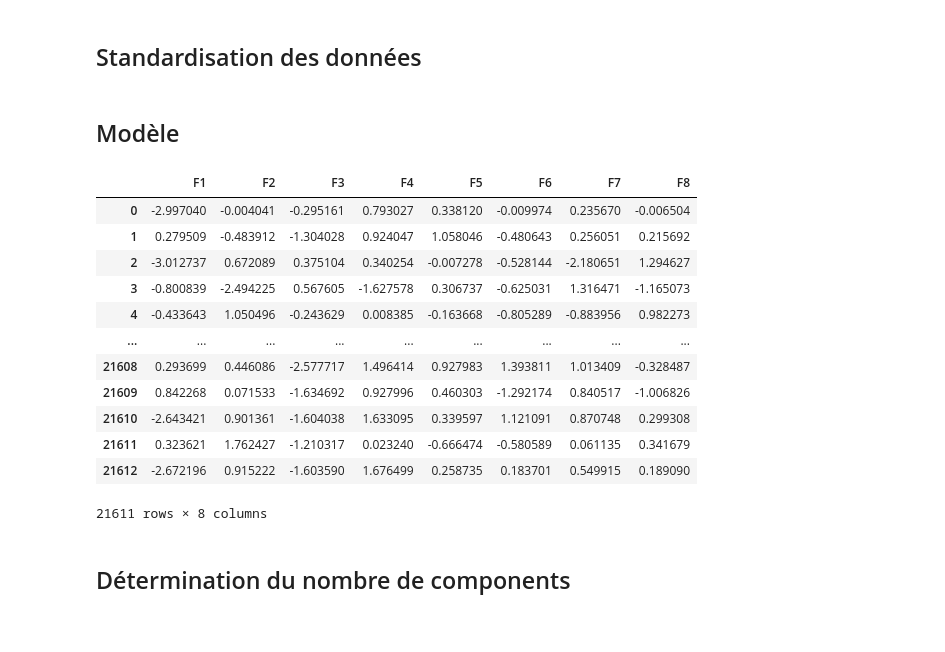
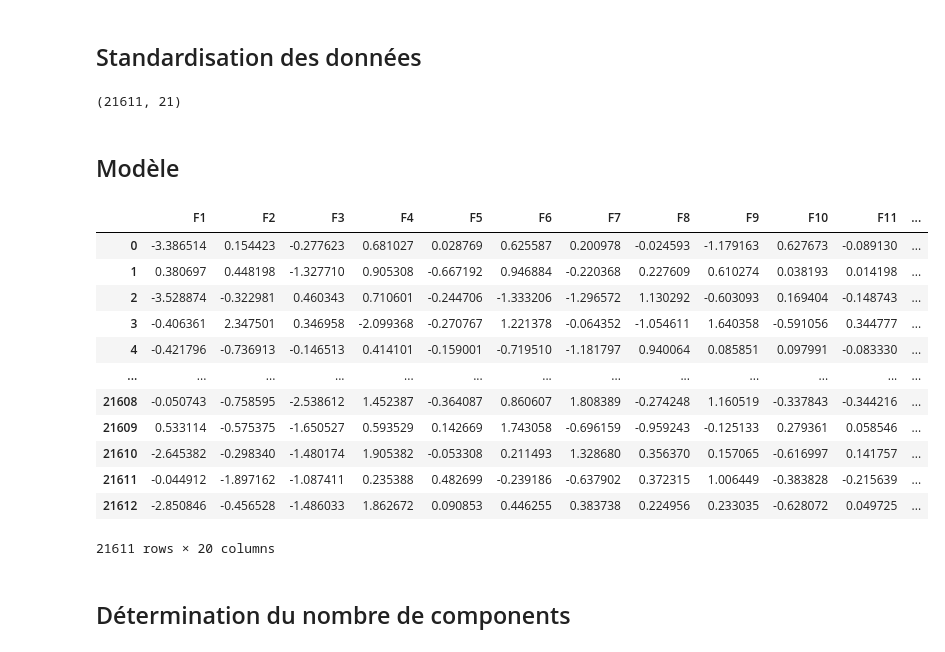
Before and after one commit to RudyBourez/Machine_Learning, a Jupyter notebook: ACP/acp.ipynb, the cells around one changed output. Cells and saved outputs as stored; diff of their text form; code cells hidden in the pictures.

```diff
--- a/ACP/acp.ipynb
+++ b/ACP/acp.ipynb
@@ -41,31 +45,35 @@ See the caveats in the documentation: https://pandas.pydata.org/pandas-docs/stab
 # %% [markdown]
 ## Standardisation des données
 # %%
-X = df.drop(["price", "ln_price", "id","yr_renovated","yr_built", "bathrooms"], axis=1)
+X = df.drop(["id","yr_renovated","yr_built", "bathrooms"], axis=1)
+# %%
+X.shape
+# %% [output]
+(21611, 21)
 # %%
 X_scaled = StandardScaler().fit_transform(X)
 # %% [markdown]
 ## Modèle
 # %%
-pca = PCA(n_components=8)
+pca = PCA(n_components=20)
 projection = pca.fit_transform(X_scaled)
 # %%
-table = pd.DataFrame(projection, index=X.index, columns=["F"+str(i+1) for i in range(8)])
+table = pd.DataFrame(projection, index=X.index, columns=["F"+str(i+1) for i in range(20)])
 table
 # %% [output]
-|  | F1 | F2 | F3 | F4 | F5 | F6 | F7 | F8 |
-| 0 | -2.997040 | -0.004041 | -0.295161 | 0.793027 | 0.338120 | -0.009974 | 0.235670 | -0.006504 |
-| 1 | 0.279509 | -0.483912 | -1.304028 | 0.924047 | 1.058046 | -0.480643 | 0.256051 | 0.215692 |
-| 2 | -3.012737 | 0.672089 | 0.375104 | 0.340254 | -0.007278 | -0.528144 | -2.180651 | 1.294627 |
-| 3 | -0.800839 | -2.494225 | 0.567605 | -1.627578 | 0.306737 | -0.625031 | 1.316471 | -1.165073 |
-| 4 | -0.433643 | 1.050496 | -0.243629 | 0.008385 | -0.163668 | -0.805289 | -0.883956 | 0.982273 |
-| ... | ... | ... | ... | ... | ... | ... | ... | ... |
-| 21608 | 0.293699 | 0.446086 | -2.577717 | 1.496414 | 0.927983 | 1.393811 | 1.013409 | -0.328487 |
-| 21609 | 0.842268 | 0.071533 | -1.634692 | 0.927996 | 0.460303 | -1.292174 | 0.840517 | -1.006826 |
-| 21610 | -2.643421 | 0.901361 | -1.604038 | 1.633095 | 0.339597 | 1.121091 | 0.870748 | 0.299308 |
-| 21611 | 0.323621 | 1.762427 | -1.210317 | 0.023240 | -0.666474 | -0.580589 | 0.061135 | 0.341679 |
-| 21612 | -2.672196 | 0.915222 | -1.603590 | 1.676499 | 0.258735 | 0.183701 | 0.549915 | 0.189090 |
+|  | F1 | F2 | F3 | F4 | F5 | F6 | F7 | F8 | F9 | F10 | F11 | ... |
+| 0 | -3.386514 | 0.154423 | -0.277623 | 0.681027 | 0.028769 | 0.625587 | 0.200978 | -0.024593 | -1.179163 | 0.627673 | -0.089130 | ... |
+| 1 | 0.380697 | 0.448198 | -1.327710 | 0.905308 | -0.667192 | 0.946884 | -0.220368 | 0.227609 | 0.610274 | 0.038193 | 0.014198 | ... |
+| 2 | -3.528874 | -0.322981 | 0.460343 | 0.710601 | -0.244706 | -1.333206 | -1.296572 | 1.130292 | -0.603093 | 0.169404 | -0.148743 | ... |
+| 3 | -0.406361 | 2.347501 | 0.346958 | -2.099368 | -0.270767 | 1.221378 | -0.064352 | -1.054611 | 1.640358 | -0.591056 | 0.344777 | ... |
+| 4 | -0.421796 | -0.736913 | -0.146513 | 0.414101 | -0.159001 | -0.719510 | -1.181797 | 0.940064 | 0.085851 | 0.097991 | -0.083330 | ... |
+| ... | ... | ... | ... | ... | ... | ... | ... | ... | ... | ... | ... | ... |
+| 21608 | -0.050743 | -0.758595 | -2.538612 | 1.452387 | -0.364087 | 0.860607 | 1.808389 | -0.274248 | 1.160519 | -0.337843 | -0.344216 | ... |
+| 21609 | 0.533114 | -0.575375 | -1.650527 | 0.593529 | 0.142669 | 1.743058 | -0.696159 | -0.959243 | -0.125133 | 0.279361 | 0.058546 | ... |
+| 21610 | -2.645382 | -0.298340 | -1.480174 | 1.905382 | -0.053308 | 0.211493 | 1.328680 | 0.356370 | 0.157065 | -0.616997 | 0.141757 | ... |
+| 21611 | -0.044912 | -1.897162 | -1.087411 | 0.235388 | 0.482699 | -0.239186 | -0.637902 | 0.372315 | 1.006449 | -0.383828 | -0.215639 | ... |
+| 21612 | -2.850846 | -0.456528 | -1.486033 | 1.862672 | 0.090853 | 0.446255 | 0.383738 | 0.224956 | 0.233035 | -0.628072 | 0.049725 | ... |
-21611 rows × 8 columns
+21611 rows × 20 columns
 # %% [markdown]
 ## Détermination du nombre de components
 # %% [markdown]
```
Also changed, not shown: parts of 23 cells of this notebook, 14 other files.
